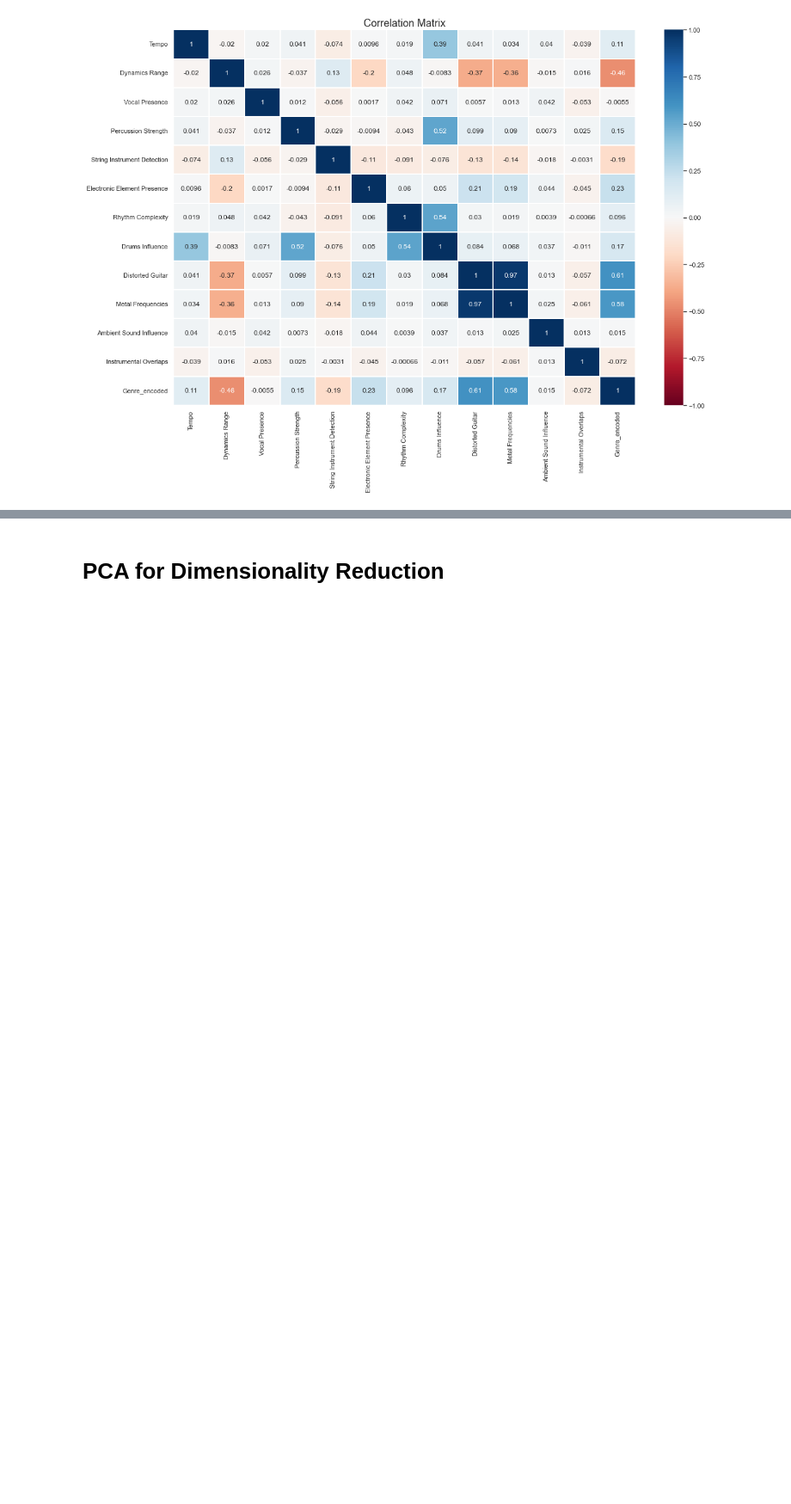
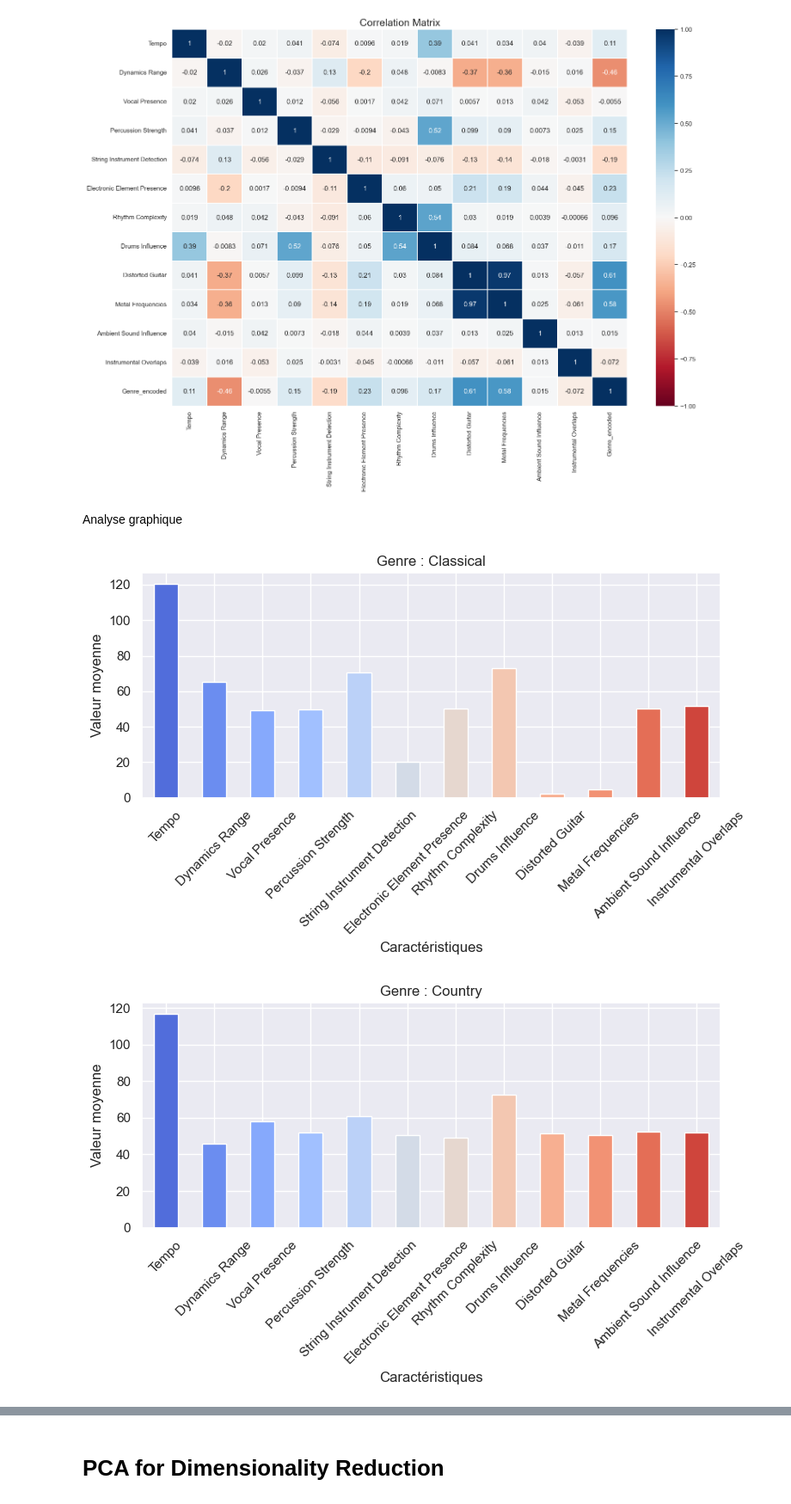
Before and after one commit to laanani-mohamed/music-genre-classification-with-pca, a Jupyter notebook: Solution.ipynb, the cells around one changed output, grey strips where cells are left out. Shown at 86% size. Saved outputs shown, nothing was run; the diff lists cells and outputs as text; code cells hidden in the pictures; blank space fills up the shorter version.

```diff
--- a/Solution.ipynb
+++ b/Solution.ipynb
@@ -141,3 +124,26 @@ plt.yticks(rotation=0)
 plt.show()
 # %% [output]
 [figure]
+# %% [markdown]
+Analyse graphique
+# %%
+# Calcul des moyennes pour chaque genre
+genre_means = df.groupby('Genre').mean()
+
+# Palette Seaborn
+palette = sns.color_palette("coolwarm", len(genre_means.columns))
+
+# Créer un graphique pour chaque genre
+for genre in genre_means.index:
+    plt.figure(figsize=(8, 5))
+    colors = palette[:len(genre_means.loc[genre])]  # Ajuste la palette au nombre de colonnes
+    genre_means.loc[genre].plot(kind='bar', color=colors)
+    plt.title(f"Genre : {genre}")
+    plt.xlabel("Caractéristiques")
+    plt.ylabel("Valeur moyenne")
+    plt.xticks(rotation=45)
+    plt.tight_layout()
+    plt.show()
+# %% [output]
+[figure, added]
+[figure, added]
```
Also changed, not shown: parts of 32 cells of this notebook, 1 other file.
